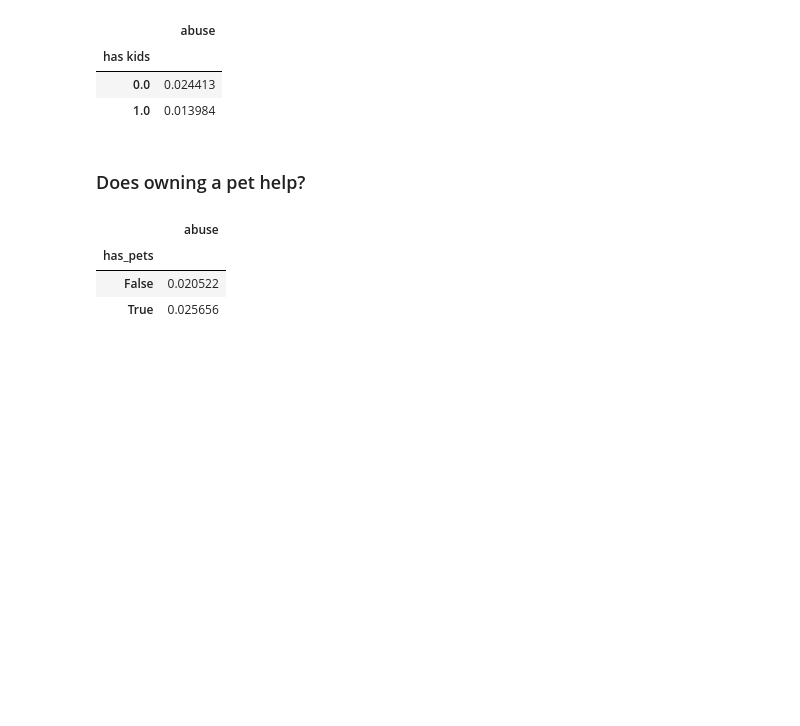
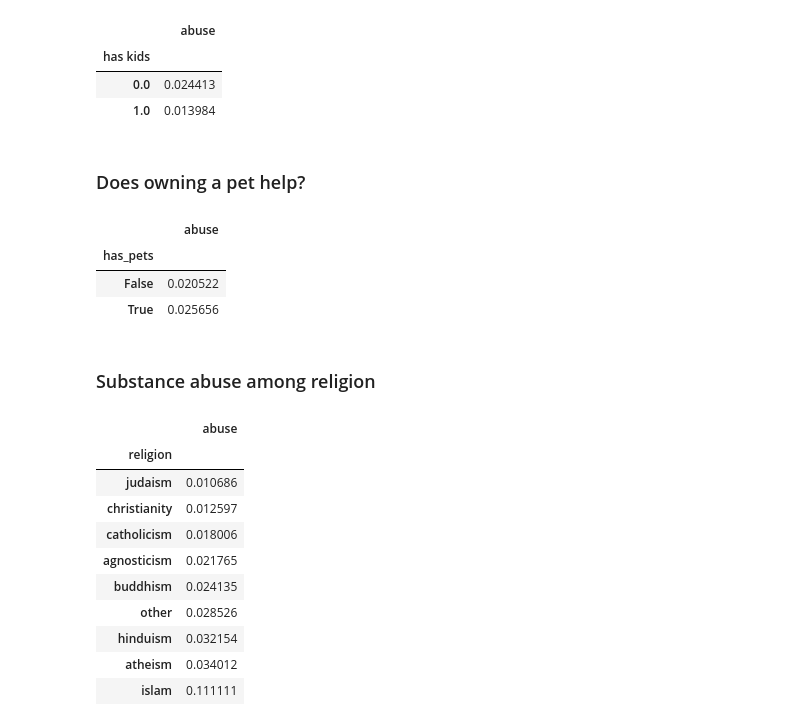
Before and after one commit to brunoarine/substance-problem-study, a Jupyter notebook: notebooks/project.ipynb, the cells around one changed output. Saved outputs shown, nothing was run; the diff lists cells and outputs as text; code cells hidden in the pictures; blank space fills up the shorter version.

```diff
--- a/notebooks/project.ipynb
+++ b/notebooks/project.ipynb
@@ -189,3 +159,20 @@ pets
 | has_pets |  |
 | False | 0.020522 |
 | True | 0.025656 |
+# %% [markdown]
+### Substance abuse among religion
+# %%
+religion = df_dummy.groupby("religion")["abuse"].mean().sort_values().to_frame()
+religion
+# %% [output]
+|  | abuse |
+| religion |  |
+| judaism | 0.010686 |
+| christianity | 0.012597 |
+| catholicism | 0.018006 |
+| agnosticism | 0.021765 |
+| buddhism | 0.024135 |
+| other | 0.028526 |
+| hinduism | 0.032154 |
+| atheism | 0.034012 |
+| islam | 0.111111 |
```
Also changed, not shown: parts of 5 cells of this notebook.
